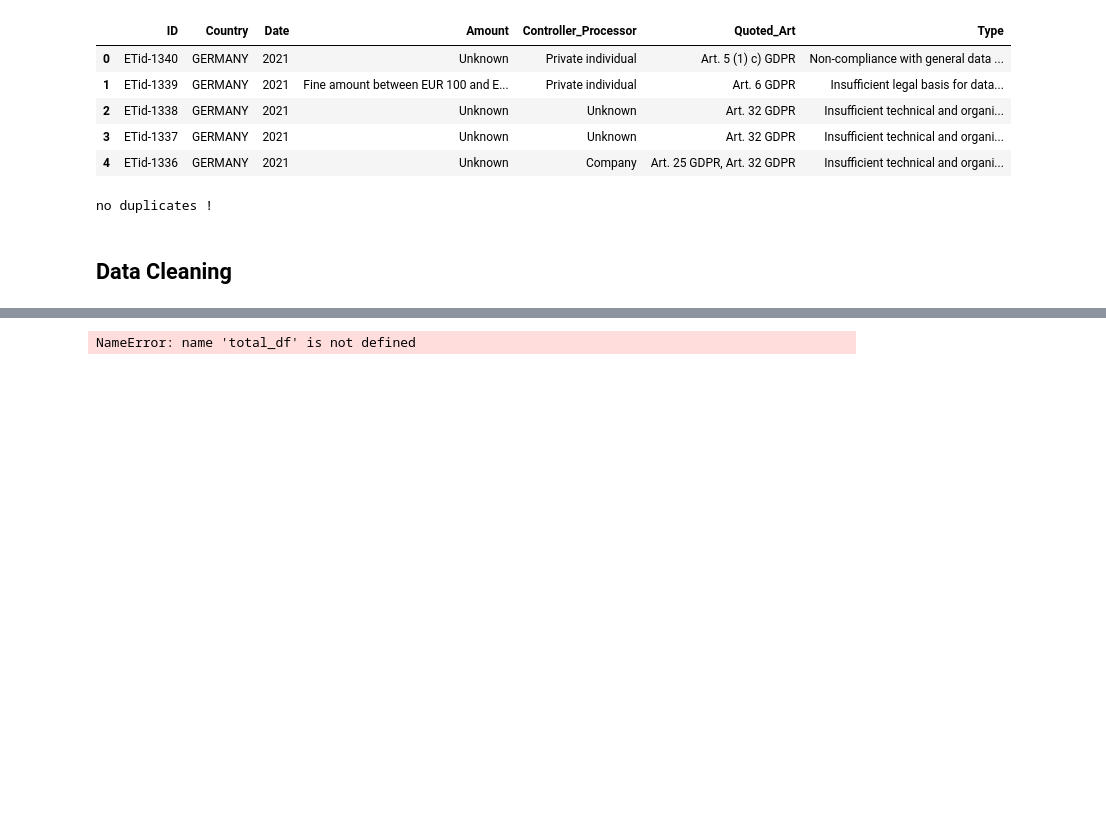
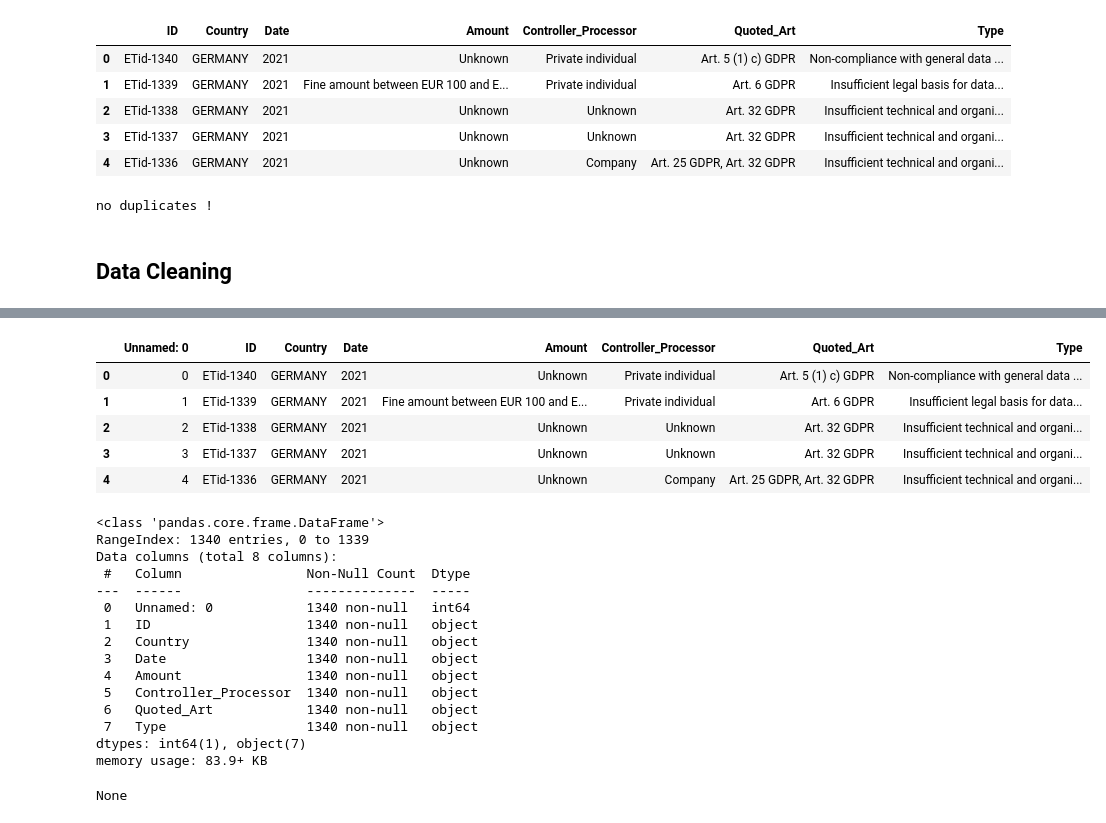
Before and after one commit to vdwow/python-web-scrapers, a Jupyter notebook: SCRAPING_GDPR_FINES.ipynb, the cells around one changed output, grey strips where cells are left out. Drawn from its saved outputs; the diff is of its cells as text; code cells hidden in the pictures; blank space fills up the shorter version.

```diff
--- a/SCRAPING_GDPR_FINES.ipynb
+++ b/SCRAPING_GDPR_FINES.ipynb
@@ -178,7 +176,29 @@ NameError: name 'pd' is not defined
-# %%
-total_df['Country'].value_counts()
-# %% [output]
-NameError: name 'total_df' is not defined
+# %%
+display(total_df.head())
+display(total_df.info())
+# %% [output]
+|  | Unnamed: 0 | ID | Country | Date | Amount | Controller_Processor | Quoted_Art | Type |
+| 0 | 0 | ETid-1340 | GERMANY | 2021 | Unknown | Private individual | Art. 5 (1) c) GDPR | Non-compliance with general data ... |
+| 1 | 1 | ETid-1339 | GERMANY | 2021 | Fine amount between EUR 100 and E... | Private individual | Art. 6 GDPR | Insufficient legal basis for data... |
+| 2 | 2 | ETid-1338 | GERMANY | 2021 | Unknown | Unknown | Art. 32 GDPR | Insufficient technical and organi... |
+| 3 | 3 | ETid-1337 | GERMANY | 2021 | Unknown | Unknown | Art. 32 GDPR | Insufficient technical and organi... |
+| 4 | 4 | ETid-1336 | GERMANY | 2021 | Unknown | Company | Art. 25 GDPR, Art. 32 GDPR | Insufficient technical and organi... |
+<class 'pandas.core.frame.DataFrame'>
+RangeIndex: 1340 entries, 0 to 1339
+Data columns (total 8 columns):
+ #   Column                Non-Null Count  Dtype
+---  ------                --------------  -----
+ 0   Unnamed: 0            1340 non-null   int64
+ 1   ID                    1340 non-null   object
+ 2   Country               1340 non-null   object
+ 3   Date                  1340 non-null   object
+ 4   Amount                1340 non-null   object
+ 5   Controller_Processor  1340 non-null   object
+ 6   Quoted_Art            1340 non-null   object
+ 7   Type                  1340 non-null   object
+dtypes: int64(1), object(7)
+memory usage: 83.9+ KB
+None
 # %%
 def prepare_data(df):
 
```
Also changed, not shown: parts of 7 cells of this notebook, 1 other file.
